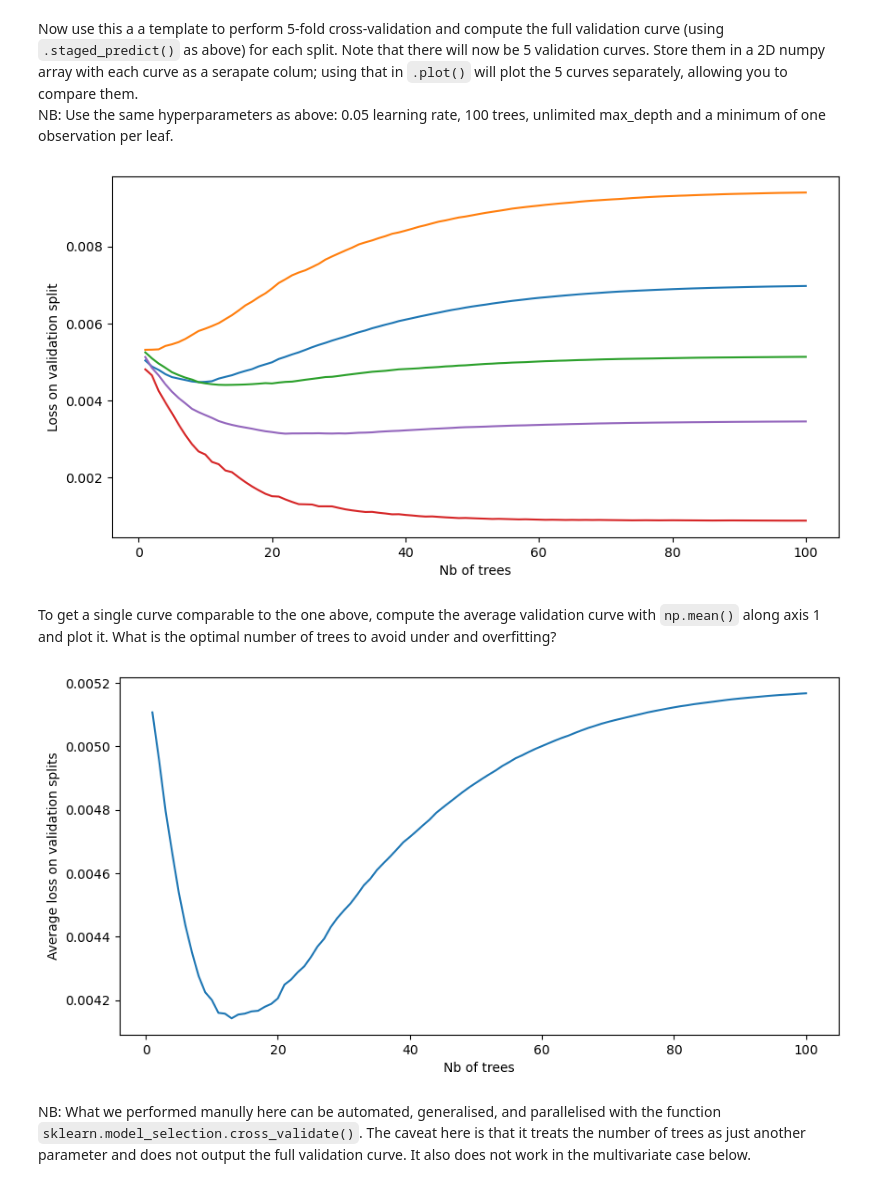
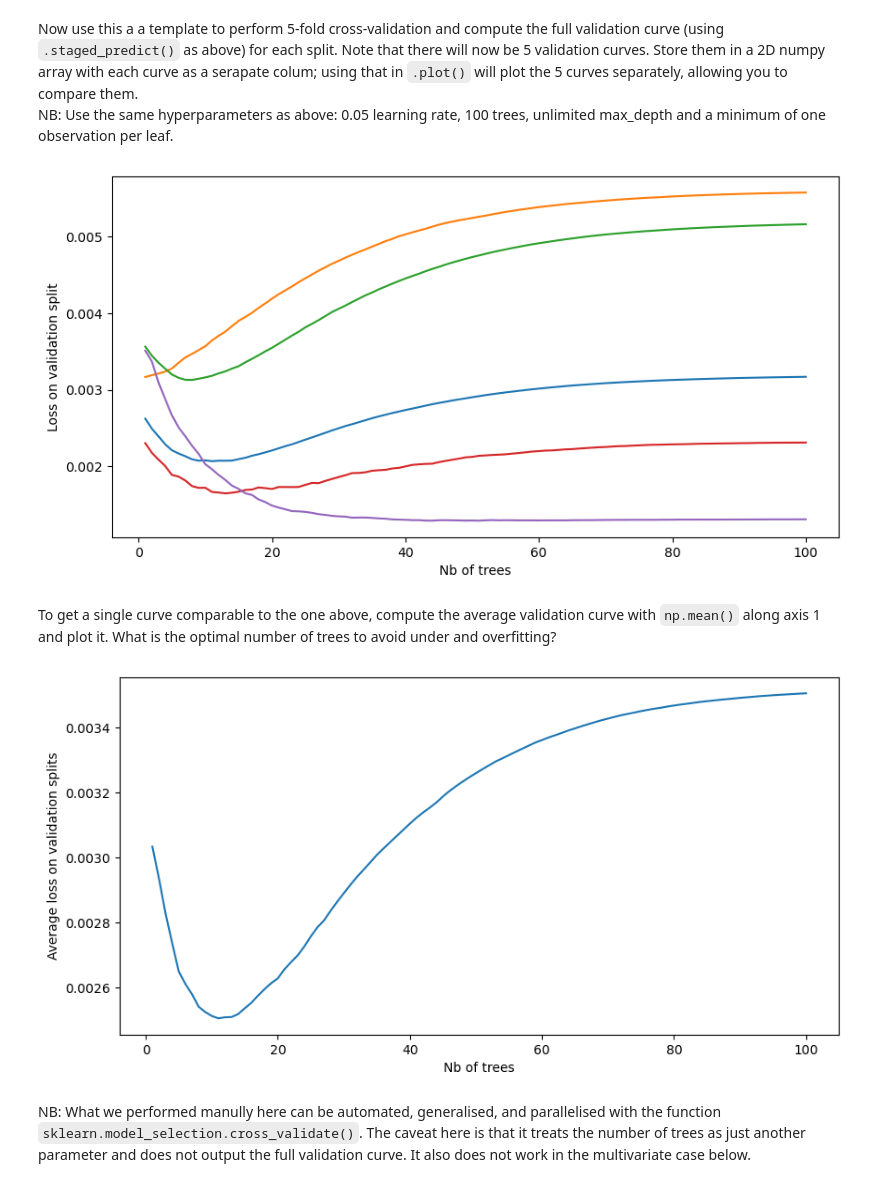
Before and after one commit to jiho/ML4Oceans2022, a Jupyter notebook: Day_2-Plankton_genomics/TD2_Genomics.ipynb, the cells around one changed output. Drawn from its saved outputs; the diff is of its cells as text; code cells hidden in the pictures.

```diff
--- a/Day_2-Plankton_genomics/TD2_Genomics.ipynb
+++ b/Day_2-Plankton_genomics/TD2_Genomics.ipynb
@@ -486,36 +492,36 @@ params = {
 }
 
 # initialise a data splitter into 5 folds
 n_splits = 5
 cv = KFold(n_splits=n_splits, shuffle=True, random_state=1)
 
 # prepare storage for the validation curves for each split
 val_loss = np.zeros((params['n_estimators'],n_splits))
 
 # initialise the split counter
 k = 0
 
 # for each split
 for train,val in cv.split(X_train, y_train):
     # fit a GBR for this split
     GBR_model = GradientBoostingRegressor(**params)
     GBR_model.fit(X_train[train], y_train[train])
     # compute the validation curve for this split
-    for i,y_test_pred in enumerate(GBR_model.staged_predict(X_test)):
-        val_loss[i,k] = GBR_model._loss(y_test, y_test_pred)
+    for i,y_test_pred in enumerate(GBR_model.staged_predict(X_train[val])):
+        val_loss[i,k] = GBR_model._loss(y_train[val], y_test_pred)
     # increase the split counter
     k += 1
 
 # plot each validation curve
 n_trees = np.arange(1, params['n_estimators']+1)
 fig,ax = plt.subplots()
 ax.plot(n_trees, val_loss)
 ax.set_xlabel('Nb of trees')
 ax.set_ylabel('Loss on validation split')
 plt.show()
 # -> The 5 curves are extremely different!
 # %% [output]
-[figure, old version]
+[figure, new version]
 # %% [markdown]
 To get a single curve comparable to the one above, compute the average validation curve with `np.mean()` along axis 1 and plot it. What is the optimal number of trees to avoid under and overfitting?
 # %%
@@ -530,7 +536,7 @@ plt.show()
 #    to the composition of the validation set (and therefore, were sensitive to the
 #    composition of the test set above).
 # %% [output]
-[figure, old version]
+[figure, new version]
 # %% [markdown]
 NB: What we performed manully here can be automated, generalised, and parallelised with the function `sklearn.model_selection.cross_validate()`. The caveat here is that it treats the number of trees as just another parameter and does not output the full validation curve. It also does not work in the multivariate case below.
 # %% [markdown]
```
Also changed, not shown: parts of 21 cells of this notebook, 1 other file.
